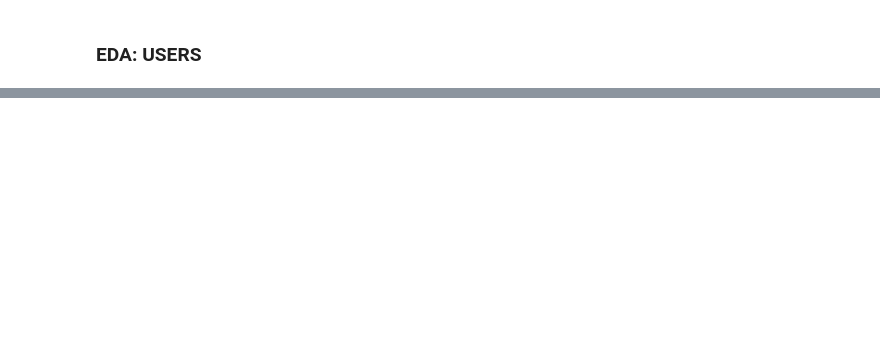
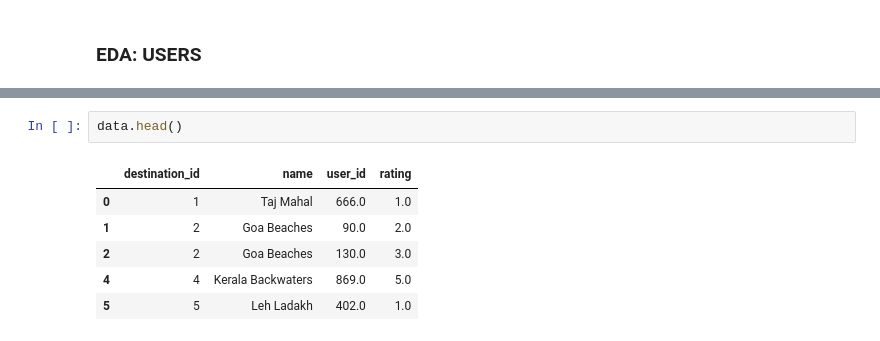
Before and after one commit to planwise-org/recommendation-system, a Jupyter notebook: reco/examples/india_model/first_iter.ipynb, the cells around one changed output, grey strips where cells are left out. Drawn from its saved outputs; the diff is of its cells as text; blank space fills up the shorter version.

```diff
--- a/reco/examples/india_model/first_iter.ipynb
+++ b/reco/examples/india_model/first_iter.ipynb
@@ -231,0 +453,9 @@ eda_users.correlation_analysis()
+# %%
+data.head()
+# %% [output]
+|  | destination_id | name | user_id | rating |
+| 0 | 1 | Taj Mahal | 666.0 | 1.0 |
+| 1 | 2 | Goa Beaches | 90.0 | 2.0 |
+| 2 | 2 | Goa Beaches | 130.0 | 3.0 |
+| 4 | 4 | Kerala Backwaters | 869.0 | 5.0 |
+| 5 | 5 | Leh Ladakh | 402.0 | 1.0 |
```
Also changed, not shown: parts of 21 cells of this notebook.
